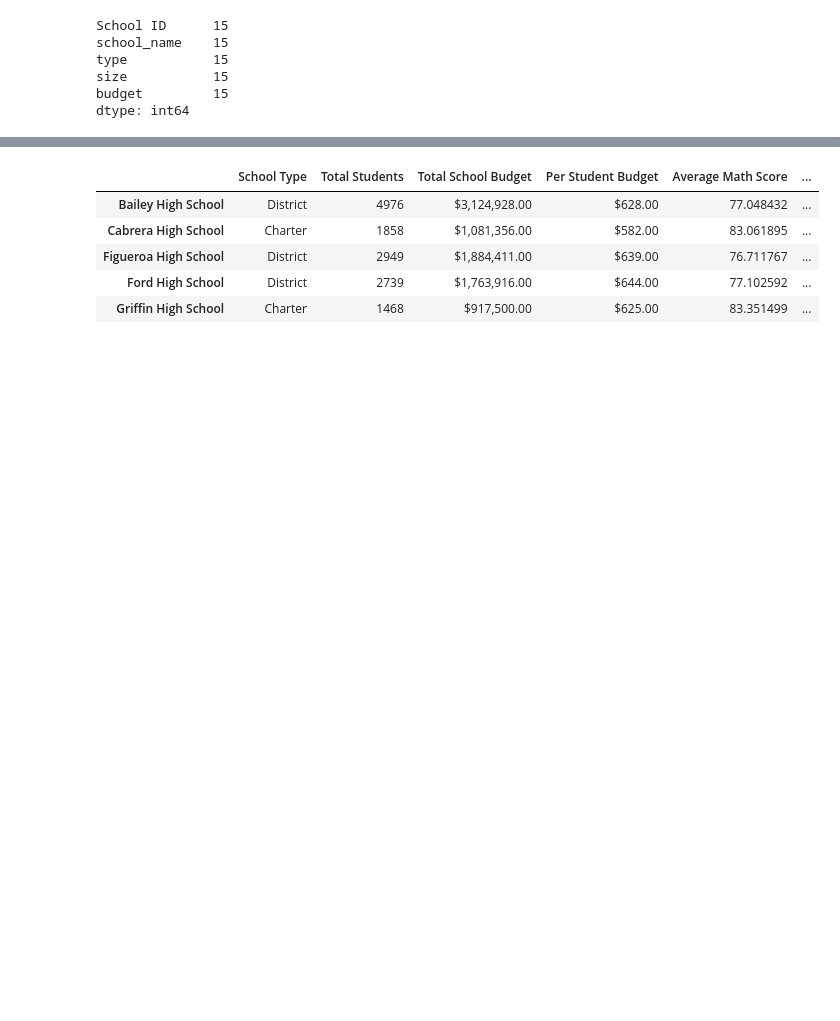
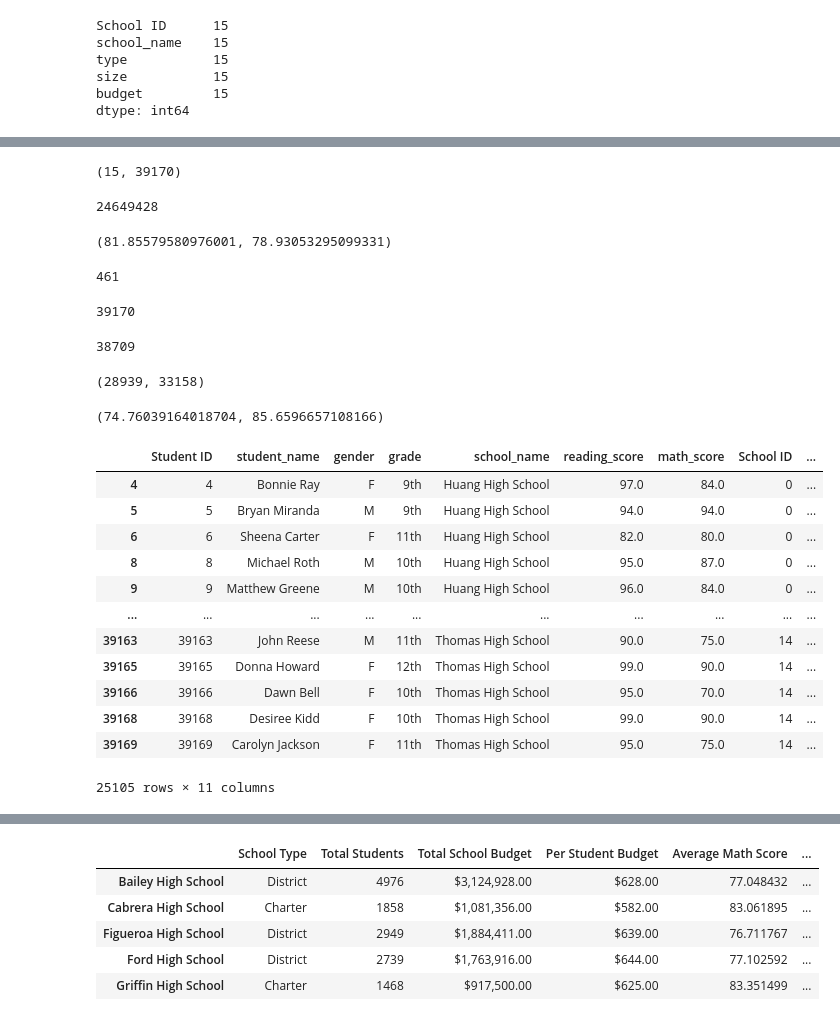
Before and after one commit to jcsargis00/School_District_Analysis, a Jupyter notebook: PyCItySchools_Challenge_testing.ipynb, the cells around one changed output, grey strips where cells are left out. Saved outputs shown, nothing was run; the diff lists cells and outputs as text; code cells hidden in the pictures; blank space fills up the shorter version.

```diff
--- a/PyCItySchools_Challenge_testing.ipynb
+++ b/PyCItySchools_Challenge_testing.ipynb
@@ -524,4 +61,0 @@ prefixes_suffixes = ["Dr. ", "Mr. ","Ms. ", "Mrs. ", "Miss ", " MD", " DDS", " D
-# %%
-# Iterate through the words in the  "prefixes_suffixes" list and replace them with an empty space, "".
-for word in prefixes_suffixes:
-    student_data_df["student_name"] = student_data_df["student_name"].str.replace(word,"")
@@ -684,0 +86,73 @@ passing_math_reading.head()
+# %%
+# Calculate the Totals (Schools and Students)
+school_count = len(school_data_complete_df["school_name"].unique())
+student_count = school_data_complete_df["Student ID"].count()
+school_count, student_count
+# %% [output]
+(15, 39170)
+# %%
+# Calculate the Total Budget
+total_budget = school_data_df["budget"].sum()
+total_budget
+# %% [output]
+24649428
+# %%
+# Calculate the Average Scores using the "clean_student_data".
+average_reading_score = school_data_complete_df["reading_score"].mean()
+average_math_score = school_data_complete_df["math_score"].mean()
+average_reading_score, average_math_score
+# %% [output]
+(81.85579580976001, 78.93053295099331)
+# %%
+# Step 2. Get the number of students that are in ninth grade at Thomas High School.
+# These students have no grades.
+school_grade_thomas9 = (student_data_df['school_name'] == "Thomas High School") & (student_data_df['grade'] == "9th")
+len(student_data_df.loc[school_grade_thomas9,['school_name','grade', 'reading_score','math_score']])
+# %% [output]
+461
+# %%
+# Get the total student count
+student_count = school_data_complete_df["Student ID"].count()
+student_count
+# %% [output]
+39170
+# %%
+# Step 2. Subtract the number of students that are in ninth grade at
+# Thomas High School from the total student count to get the new total student count.
+thomas9_student_count = student_count - len(student_data_df.loc[school_grade_thomas9])
+thomas9_student_count
+# %% [output]
+38709
+# %%
+# Calculate the passing rates using the "clean_student_data".
+passing_math_count = school_data_complete_df[(school_data_complete_df["math_score"] >= 70)].count()["student_name"]
+passing_reading_count = school_data_complete_df[(school_data_complete_df["reading_score"] >= 70)].count()["student_name"]
+passing_math_count,passing_reading_count
+# %% [output]
+(28939, 33158)
+# %%
+# Step 3. Calculate the passing percentages with the new total student count.
+passing_math_percentage = passing_math_count / float(thomas9_student_count) * 100
+passing_reading_percentage = passing_reading_count / float(thomas9_student_count) * 100
+passing_math_percentage,passing_reading_percentage
+# %% [output]
+(74.76039164018704, 85.6596657108166)
+# %%
+# Calculate the students who passed both reading and math.
+passing_math_reading = school_data_complete_df[(school_data_complete_df["math_score"] >= 70)
+                                               & (school_data_complete_df["reading_score"] >= 70)]
+passing_math_reading
+# %% [output]
+|  | Student ID | student_name | gender | grade | school_name | reading_score | math_score | School ID | ... |
+| 4 | 4 | Bonnie Ray | F | 9th | Huang High School | 97.0 | 84.0 | 0 | ... |
+| 5 | 5 | Bryan Miranda | M | 9th | Huang High School | 94.0 | 94.0 | 0 | ... |
+| 6 | 6 | Sheena Carter | F | 11th | Huang High School | 82.0 | 80.0 | 0 | ... |
+| 8 | 8 | Michael Roth | M | 10th | Huang High School | 95.0 | 87.0 | 0 | ... |
+| 9 | 9 | Matthew Greene | M | 10th | Huang High School | 96.0 | 84.0 | 0 | ... |
+| ... | ... | ... | ... | ... | ... | ... | ... | ... | ... |
+| 39163 | 39163 | John Reese | M | 11th | Thomas High School | 90.0 | 75.0 | 14 | ... |
+| 39165 | 39165 | Donna Howard | F | 12th | Thomas High School | 99.0 | 90.0 | 14 | ... |
+| 39166 | 39166 | Dawn Bell | F | 10th | Thomas High School | 95.0 | 70.0 | 14 | ... |
+| 39168 | 39168 | Desiree Kidd | F | 10th | Thomas High School | 99.0 | 90.0 | 14 | ... |
+| 39169 | 39169 | Carolyn Jackson | F | 11th | Thomas High School | 95.0 | 75.0 | 14 | ... |
+25105 rows × 11 columns
```
Also changed, not shown: parts of 146 cells of this notebook.
